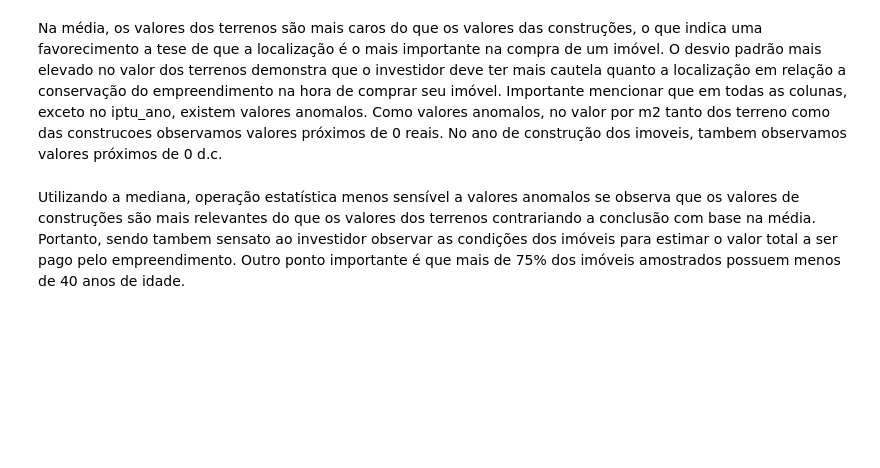
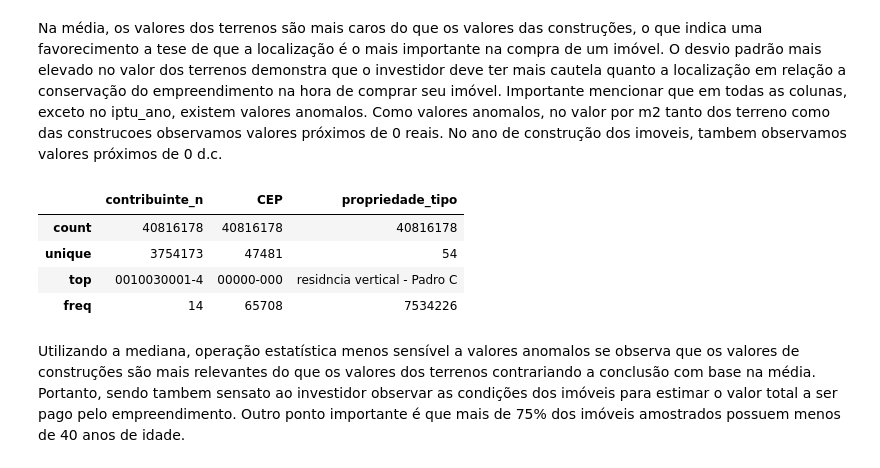
Before and after one commit to fregonalab/Valor_Patrimonial, a Jupyter notebook: data_understanding.ipynb, the cells around one changed output. Cells and saved outputs as stored; diff of their text form; code cells hidden in the pictures; blank space fills up the shorter version.

```diff
--- a/data_understanding.ipynb
+++ b/data_understanding.ipynb
@@ -93,5 +103,13 @@ df.dropna().describe()
 # %% [markdown]
 Na média, os valores dos terrenos são mais caros do que os valores das construções, o que indica uma favorecimento a tese de que a localização é o mais importante na compra de um imóvel. O desvio padrão mais elevado no valor dos terrenos demonstra que o investidor deve ter mais cautela quanto a localização em relação a conservação do empreendimento na hora de comprar seu imóvel. Importante mencionar que em todas as colunas, exceto no iptu_ano, existem valores anomalos. Como valores anomalos, no valor por m2 tanto dos terreno como das construcoes observamos valores próximos de 0 reais. No ano de construção dos imoveis, tambem observamos valores próximos de 0 d.c.
+# %%
+df.describe(include='category')
+# %% [output]
+|  | contribuinte_n | CEP | propriedade_tipo |
+| count | 40816178 | 40816178 | 40816178 |
+| unique | 3754173 | 47481 | 54 |
+| top | 0010030001-4 | 00000-000 | residncia vertical - Padro C |
+| freq | 14 | 65708 | 7534226 |
 # %%
 df.median(skipna=True)
 # %% [markdown]
```
Also changed, not shown: parts of 17 cells of this notebook.
